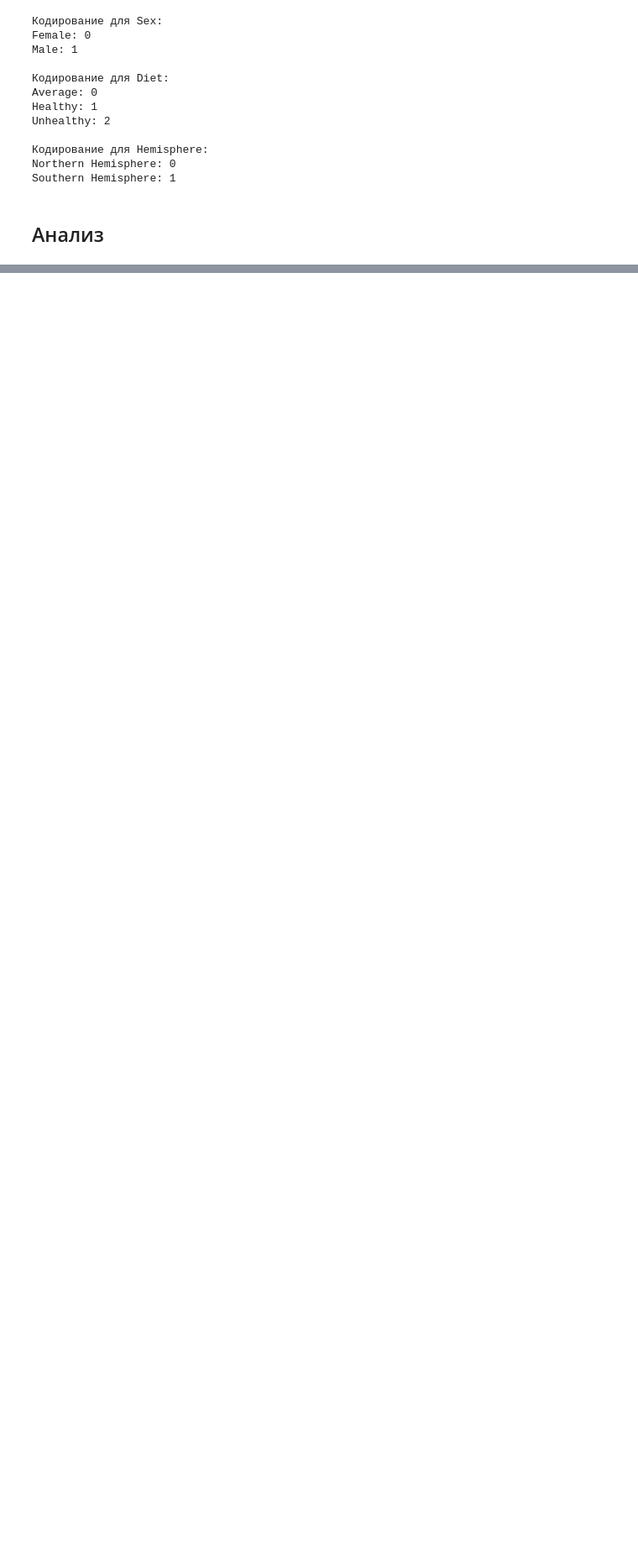
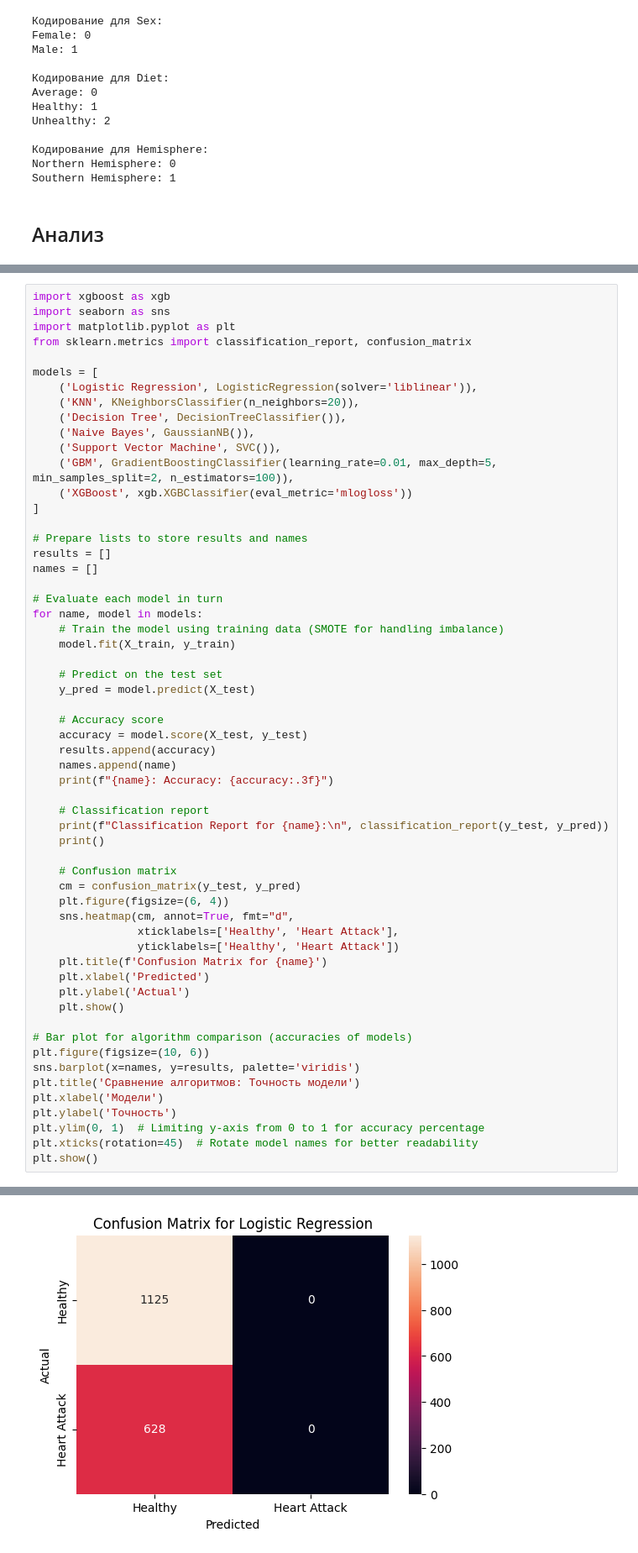
Before and after one commit to artschedrov/fpmi_ml, a Jupyter notebook: zadanie_1.ipynb, the cells around one changed output, grey strips where cells are left out. Shown: that part at 84% size. Cells and saved outputs as stored; diff of their text form; blank space fills up the shorter version.

```diff
--- a/zadanie_1.ipynb
+++ b/zadanie_1.ipynb
@@ -347,0 +562,59 @@ Smoking
+# %%
+import xgboost as xgb
+import seaborn as sns
+import matplotlib.pyplot as plt
+from sklearn.metrics import classification_report, confusion_matrix
+
+models = [
+    ('Logistic Regression', LogisticRegression(solver='liblinear')),
+    ('KNN', KNeighborsClassifier(n_neighbors=20)),
+    ('Decision Tree', DecisionTreeClassifier()),
+    ('Naive Bayes', GaussianNB()),
+    ('Support Vector Machine', SVC()),
+    ('GBM', GradientBoostingClassifier(learning_rate=0.01, max_depth=5, min_samples_split=2, n_estimators=100)),
+    ('XGBoost', xgb.XGBClassifier(eval_metric='mlogloss'))
+]
+
+# Prepare lists to store results and names
+results = []
+names = []
+
+# Evaluate each model in turn
+for name, model in models:
+    # Train the model using training data (SMOTE for handling imbalance)
+    model.fit(X_train, y_train)
+
+    # Predict on the test set
+    y_pred = model.predict(X_test)
+
+    # Accuracy score
+    accuracy = model.score(X_test, y_test)
+    results.append(accuracy)
+    names.append(name)
+    print(f"{name}: Accuracy: {accuracy:.3f}")
+
+    # Classification report
+    print(f"Classification Report for {name}:\n", classification_report(y_test, y_pred))
+    print()
+
+    # Confusion matrix
+    cm = confusion_matrix(y_test, y_pred)
+    plt.figure(figsize=(6, 4))
+    sns.heatmap(cm, annot=True, fmt="d",
+                xticklabels=['Healthy', 'Heart Attack'],
+                yticklabels=['Healthy', 'Heart Attack'])
+    plt.title(f'Confusion Matrix for {name}')
+    plt.xlabel('Predicted')
+    plt.ylabel('Actual')
+    plt.show()
+
+# Bar plot for algorithm comparison (accuracies of models)
+plt.figure(figsize=(10, 6))
+sns.barplot(x=names, y=results, palette='viridis')
+plt.title('Сравнение алгоритмов: Точность модели')
+plt.xlabel('Модели')
+plt.ylabel('Точность')
+plt.ylim(0, 1)  # Limiting y-axis from 0 to 1 for accuracy percentage
+plt.xticks(rotation=45)  # Rotate model names for better readability
+plt.show()
+# %% [output]
@@ -347,0 +631 @@ Smoking
+[figure, added]
```
Also changed, not shown: parts of 40 cells of this notebook.
